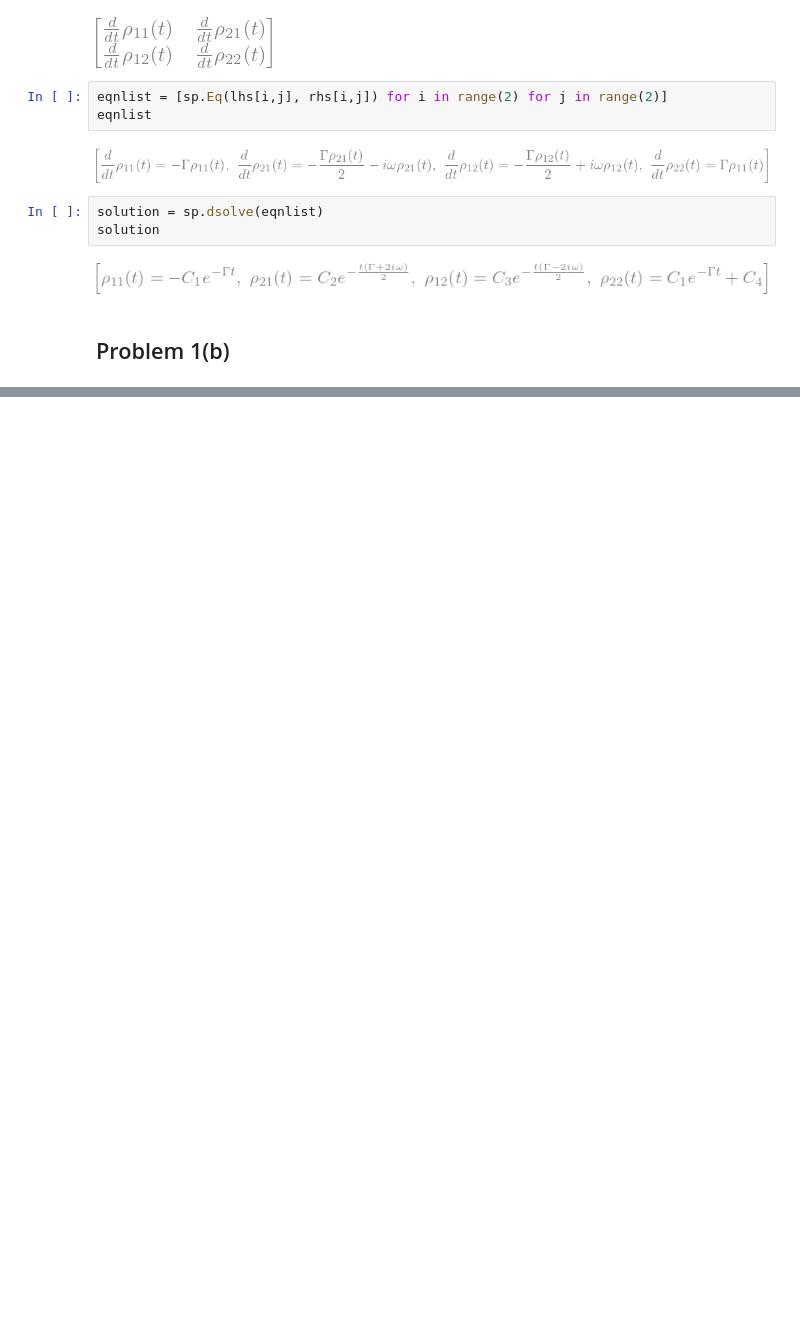
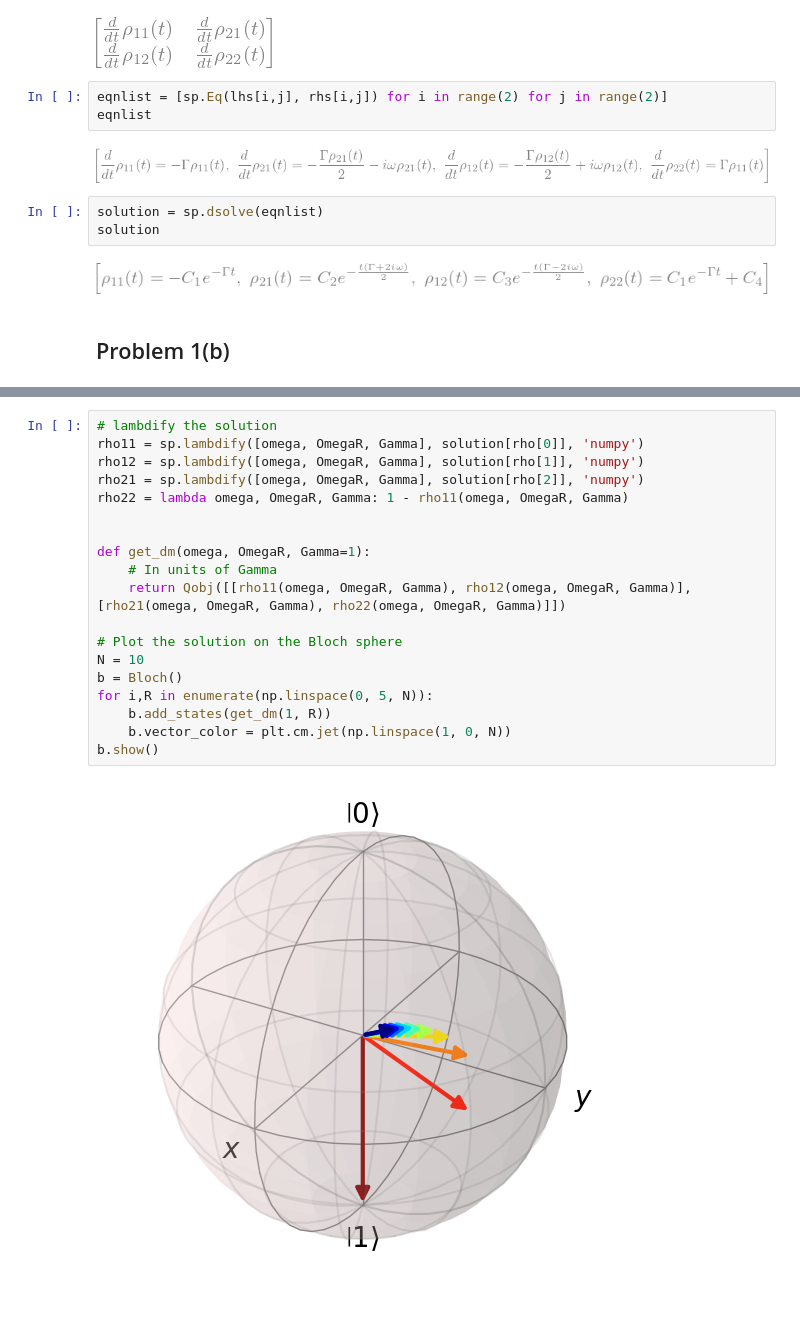
Before and after one commit to christianlange196/fall2023-chm696, a Jupyter notebook: assn4/assn4.ipynb, the cells around one changed output, grey strips where cells are left out. Saved outputs shown, nothing was run; the diff lists cells and outputs as text; blank space fills up the shorter version.

```diff
--- a/assn4/assn4.ipynb
+++ b/assn4/assn4.ipynb
@@ -69,0 +112,21 @@ solution
+# %%
+# lambdify the solution
+rho11 = sp.lambdify([omega, OmegaR, Gamma], solution[rho[0]], 'numpy')
+rho12 = sp.lambdify([omega, OmegaR, Gamma], solution[rho[1]], 'numpy')
+rho21 = sp.lambdify([omega, OmegaR, Gamma], solution[rho[2]], 'numpy')
+rho22 = lambda omega, OmegaR, Gamma: 1 - rho11(omega, OmegaR, Gamma)
+
+
+def get_dm(omega, OmegaR, Gamma=1):
+    # In units of Gamma
+    return Qobj([[rho11(omega, OmegaR, Gamma), rho12(omega, OmegaR, Gamma)], [rho21(omega, OmegaR, Gamma), rho22(omega, OmegaR, Gamma)]])
+
+# Plot the solution on the Bloch sphere
+N = 10
+b = Bloch()
+for i,R in enumerate(np.linspace(0, 5, N)):
+    b.add_states(get_dm(1, R))
+    b.vector_color = plt.cm.jet(np.linspace(1, 0, N))
+b.show()
+# %% [output]
+[figure, added]
```
Also changed, not shown: parts of 15 cells of this notebook.
